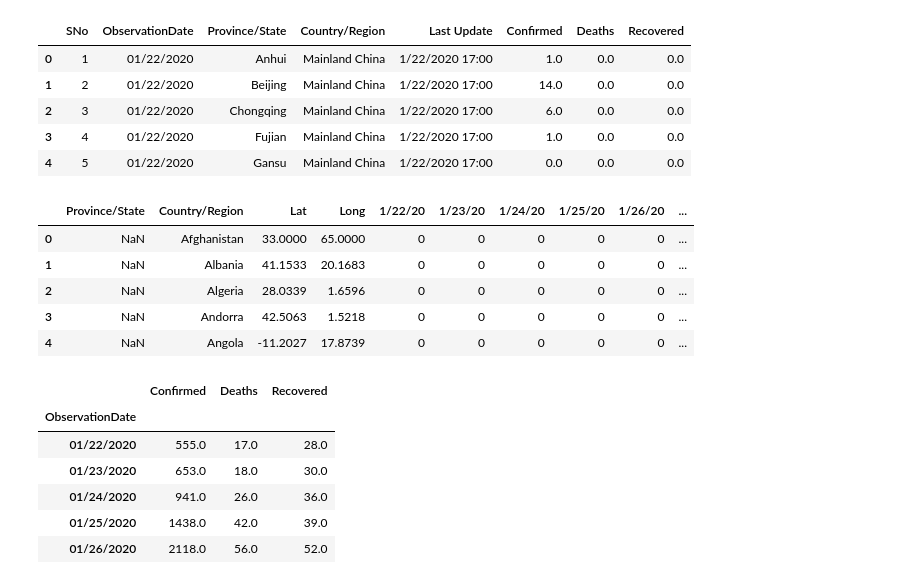
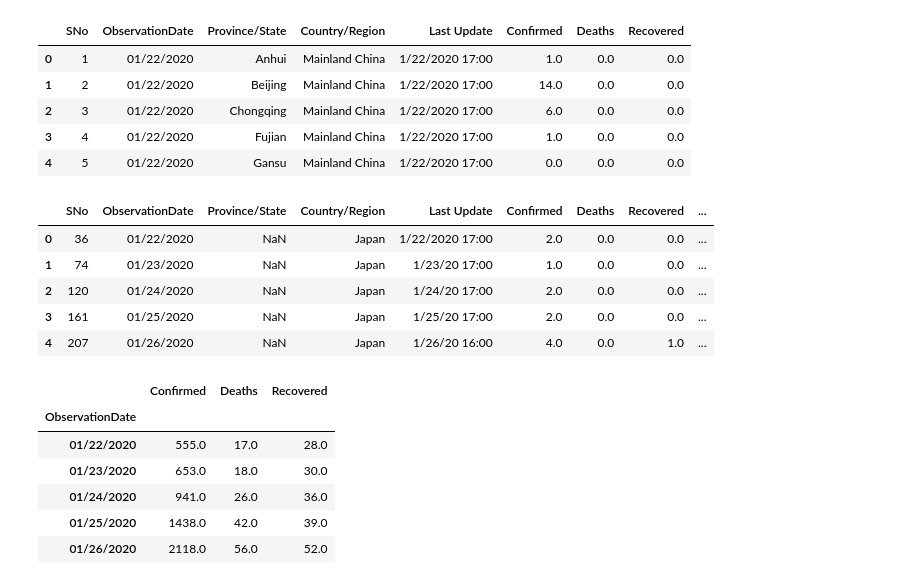
Before and after one commit to akats16/CoronaVirusAnalysis, a Jupyter notebook: ExploringCovid.ipynb, the cells around one changed output. Drawn from its saved outputs; the diff is of its cells as text; code cells hidden in the pictures.

```diff
--- a/ExploringCovid.ipynb
+++ b/ExploringCovid.ipynb
@@ -21,14 +56,14 @@ covidData.head()
 | 3 | 4 | 01/22/2020 | Fujian | Mainland China | 1/22/2020 17:00 | 1.0 | 0.0 | 0.0 |
 | 4 | 5 | 01/22/2020 | Gansu | Mainland China | 1/22/2020 17:00 | 0.0 | 0.0 | 0.0 |
 # %%
-confirmedCases.head()
+locationCovid.head()
 # %% [output]
-|  | Province/State | Country/Region | Lat | Long | 1/22/20 | 1/23/20 | 1/24/20 | 1/25/20 | 1/26/20 | ... |
-| 0 | NaN | Afghanistan | 33.0000 | 65.0000 | 0 | 0 | 0 | 0 | 0 | ... |
-| 1 | NaN | Albania | 41.1533 | 20.1683 | 0 | 0 | 0 | 0 | 0 | ... |
-| 2 | NaN | Algeria | 28.0339 | 1.6596 | 0 | 0 | 0 | 0 | 0 | ... |
-| 3 | NaN | Andorra | 42.5063 | 1.5218 | 0 | 0 | 0 | 0 | 0 | ... |
-| 4 | NaN | Angola | -11.2027 | 17.8739 | 0 | 0 | 0 | 0 | 0 | ... |
+|  | SNo | ObservationDate | Province/State | Country/Region | Last Update | Confirmed | Deaths | Recovered | ... |
+| 0 | 36 | 01/22/2020 | NaN | Japan | 1/22/2020 17:00 | 2.0 | 0.0 | 0.0 | ... |
+| 1 | 74 | 01/23/2020 | NaN | Japan | 1/23/20 17:00 | 1.0 | 0.0 | 0.0 | ... |
+| 2 | 120 | 01/24/2020 | NaN | Japan | 1/24/20 17:00 | 2.0 | 0.0 | 0.0 | ... |
+| 3 | 161 | 01/25/2020 | NaN | Japan | 1/25/20 17:00 | 2.0 | 0.0 | 0.0 | ... |
+| 4 | 207 | 01/26/2020 | NaN | Japan | 1/26/20 16:00 | 4.0 | 0.0 | 1.0 | ... |
 # %%
 covidByDay = covidData.groupby(['ObservationDate'])[["Confirmed", "Deaths", "Recovered"]].sum()
 covidByDay.head()
```
Also changed, not shown: parts of 7 cells of this notebook.
